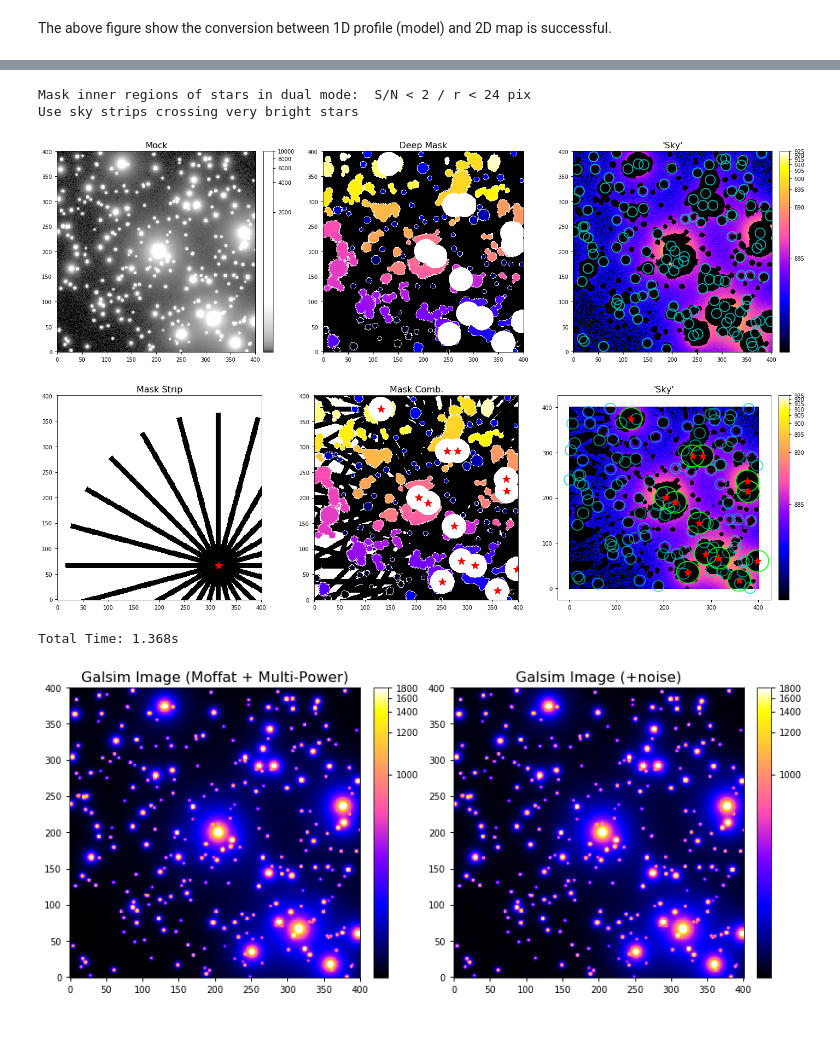
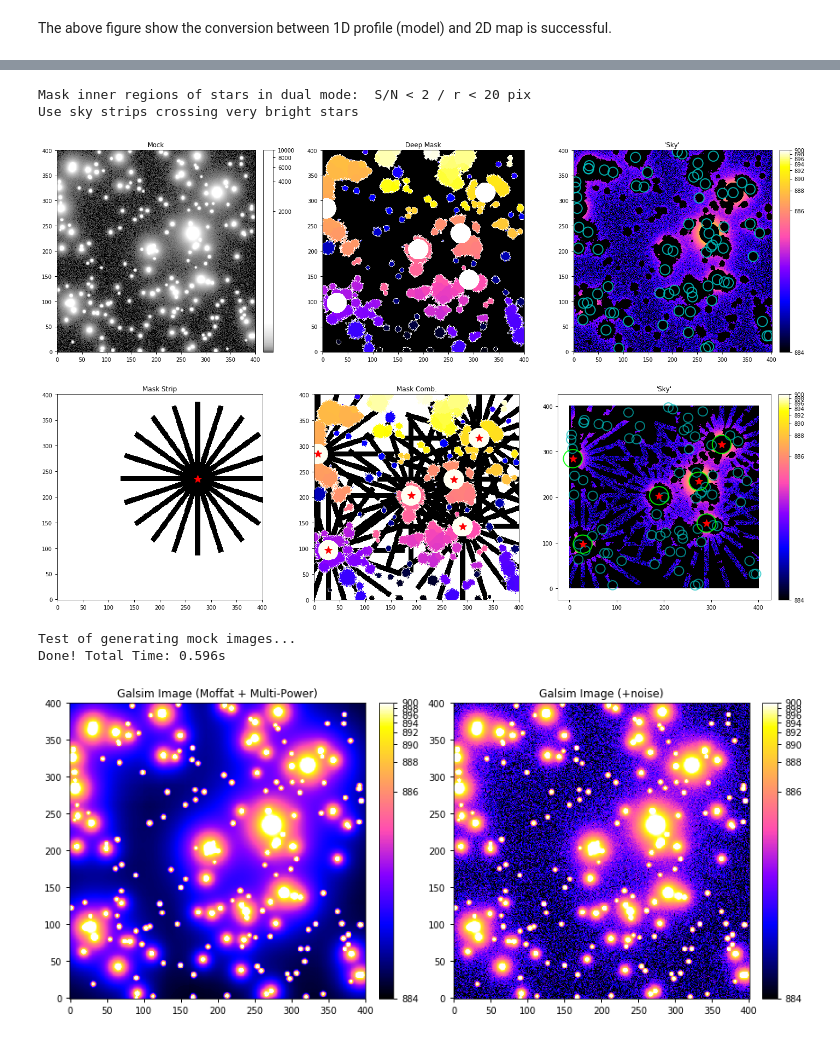
Before and after one commit to qliu4676/elderflower, a Jupyter notebook: demos/Run_Nested_Fitting_Galsim_demo_multi-pow_v2.ipynb, the cells around one changed output, grey strips where cells are left out. Saved outputs shown, nothing was run; the diff lists cells and outputs as text; code cells hidden in the pictures.

```diff
--- a/demos/Run_Nested_Fitting_Galsim_demo_multi-pow_v2.ipynb
+++ b/demos/Run_Nested_Fitting_Galsim_demo_multi-pow_v2.ipynb
@@ -74,11 +56,11 @@ fwhm = 2.28 * pix_scale                         # moffat fwhm, in arcsec
 gamma = fwhm / 2. / np.sqrt(2**(1./beta_psf)-1)  # moffat core width, in arcsec
 gamma_pix = gamma / pix_scale                    # moffat core width, in pix
 
-n0 = 3.2                    # true power index
-n_s = [n0, 2.7, 2.3, 2.8, 3.3, 3.8]
+n0 = 3                    # true power index
+n_s = [n0, 3.3, 3.6]
 frac = 0.2                 # fraction of power law component
 theta_0 = 5.               # radius at which power law is flattened, in arcsec
-theta_s = np.append([theta_0], np.logspace(np.log10(50),np.log10(275),5))  # transition radius in arcsec
+theta_s = np.append([theta_0], np.logspace(np.log10(40),np.log10(200),2))  # transition radius in arcsec
 
 theta_0_pix = theta_0/pix_scale          # flattened radius, in pix
 theta_s_pix = theta_s/pix_scale
@@ -87,7 +69,7 @@ print("theta (pix): ", theta_s_pix)
 theta_0_psf_pix = theta_0/psf_pix_scale  # trans radius of psf, in pix
 a_psf = (theta_0_psf_pix)**n0            # normalization of psf
 
-noise_variance = 1e-2                      # sky variance
+noise_variance = 1e-2                         # sky variance
 mu = 884                                   # sky mean
 sigma = np.sqrt(noise_variance)            # sky stddev
 
@@ -192,6 +153,7 @@ def Generate_PSF_mpow_Galsim(contrast, n_s=n_s, theta_s=theta_s,
                              psf_scale=psf_pix_scale, psf_size=None,
                              min_psf_size=None, max_psf_size=None,
                              x_interpolant="linear", k_interpolant="linear"):
+    """ theta_s in arcsec """
     if psf_size is None:
         a_psf = (theta_s[0]/psf_scale)**n_s[0]
         opt_psf_size = 2 * int((contrast * a_psf) ** (1./n_s[0]))
@@ -253,14 +215,11 @@ if draw:
     plt.plot(r, np.log10((1-frac) * comp1), ls="--", lw=3, label="Moffat1D",zorder=1)
     plt.plot(r, np.log10(comp2 * frac), ls="--",lw=3,  label="m-Pow1D")
 
-    for theta in theta_s:
+    for theta in theta_s_pix:
         plt.axvline(theta, ls="--", color="k",alpha=0.3)
     plt.title("Model PSF",fontsize=14)
-    plt.axhline(np.log10(img_gs_2.max()/(Amps.max()/sigma*3)),color="k",ls="--")
+    plt.axhline(np.log10(comp1.max()/(Amps.max()/sigma*3)),color="k",ls="--")
 
     plt.legend(loc=1, fontsize=12)
     plt.ylim(-9, -0.5)
-    if save:
-        plt.savefig("%s/Model.png"%dir_name,dpi=150)
-        plt.close()
 # %% [output]
@@ -436,10 +328,10 @@ Total Time: 5.998s
 
 # Make mask map for fitting
 if mask_dual:
-    print("Mask inner regions of stars in dual mode:  S/N < 2 / r < 24 pix ")
-#         r_in_s = np.array([12 if F < F_verybright else 24 for F in Flux[bright]])
+    print("Mask inner regions of stars in dual mode:  S/N < 2 / r < 20 pix ")
+#         r_in_s = np.array([12 if F < F_verybright else 20 for F in Flux[bright]])
     mask_deep, seg_map, core_region = make_mask_map_dual(image, star_pos[verybright],
-                                                         r_in=24, nlevels=128, contrast=0.0001,
+                                                         r_in=20, nlevels=128, contrast=0.0001,
                                                          sn_thre=2, b_size=25, npix=4, n_dilation=1)
 else:
     print("Mask inner regions of stars (threshold: S/N = 2.5)")
@@ -456,7 +348,7 @@ if draw:
 
     image2 = image.copy()
     image2[mask_deep] = 0
-    im3 = ax3.imshow(image2, cmap='gnuplot2', norm=norm2, vmin=mu, vmax=925, origin='lower', aspect='auto')
+    im3 = ax3.imshow(image2, cmap='gnuplot2', norm=norm2, vmin=mu, vmax=900, origin='lower', aspect='auto')
     ax3.set_title("'Sky'")
     colorbar(im3)
 
@@ -464,14 +356,11 @@ if draw:
     aper.plot(color='c',lw=2,label="",alpha=0.9, axes=ax3)
 
     plt.tight_layout()
-    if save:
-        plt.savefig("%s/Mask.png"%dir_name,dpi=150)
-        plt.close()
 
 if mask_strip:
     print("Use sky strips crossing very bright stars")
     mask_strip_s = make_mask_strip(image_size, star_pos[verybright], Flux[verybright],
-                                   width=wid_strip, n_strip=n_strip, dist_strip=300)
+                                   width=wid_strip, n_strip=n_strip, dist_strip=150)
     mask_strip_all = ~np.logical_or.reduce(mask_strip_s)
     seg_comb = seg_map.copy()
     seg_comb[mask_strip_all&(seg_map==0)] = seg_map.max()+1
@@ -491,33 +380,30 @@ if mask_strip:
 
         image3 = image.copy()
         image3[mask_comb] = 0
-        im3 = ax3.imshow(image3, cmap='gnuplot2', norm=norm1, aspect='auto', vmin=mu, vmax=925, origin='lower')
+        im3 = ax3.imshow(image3, cmap='gnuplot2', norm=norm1, aspect='auto', vmin=mu, vmax=900, origin='lower')
         ax3.plot(star_pos[verybright][:,0], star_pos[verybright][:,1], "r*",ms=15)
         ax3.set_xlim(-25,image_size+25)
         ax3.set_ylim(-25,image_size+25)
         ax3.set_title("'Sky'")
         colorbar(im3)
 
-        aper = CircularAperture(star_pos[medbright], r=12)
+        aper = CircularAperture(star_pos[medbright], r=10)
         aper.plot(color='c',lw=2,label="",alpha=0.7, axes=ax3)
-        aper = CircularAperture(star_pos[verybright], r=24)
+        aper = CircularAperture(star_pos[verybright], r=20)
         aper.plot(color='lime',lw=2,label="",alpha=0.9, axes=ax3)
 
         plt.tight_layout()
-        if save:
-            plt.savefig("%s/Mask_strip.png"%dir_name,dpi=150)
-            plt.close()
 # %% [output]
-Mask inner regions of stars in dual mode:  S/N < 2 / r < 24 pix
+Mask inner regions of stars in dual mode:  S/N < 2 / r < 20 pix
 Use sky strips crossing very bright stars
-[figure, old version]
+[figure, new version]
-[figure, old version]
+[figure, new version]
 # %%
 def generate_image_galsim(frac, n_s, theta_s, mu,
                           image_size=image_size,
                           min_psf_size=32,
-                          max_psf_size=384,
-                          parallel=False):
+                          max_psf_size=256,
+                          parallel=False, verbose=False):
     psf_mpow, psf_size = Generate_PSF_mpow_Galsim(contrast=1e5, n_s=n_s, theta_s=theta_s,
                                                   psf_scale=pix_scale, psf_size=None,
                                                   min_psf_size=min_psf_size, max_psf_size=max_psf_size,
@@ -544,61 +430,64 @@ def generate_image_galsim(frac, n_s, theta_s, mu,
                                      full_image=full_image)
 
         results = parallel_compute(np.arange(num_medbright), p_get_stamp_bounds,
-                                   lengthy_computation=False, verbose=False)
+                                   lengthy_computation=False, verbose=verbose)
 
         for (stamp, bounds) in results:
             full_image[bounds] += stamp[bounds]
 
+#     if (n_s[0] < 2.5) | (image_size<500):
+#         draw_real = True
+#     else:
     draw_real = False
 
     if draw_real:
+        theta_s_pix = np.array(theta_s) / pix_scale
         # Draw very bright star (if highter cost in FFT) in real space
         image_gs = full_image.array
-        I_theta0_mpow = multi_power2d_Flux2Amp(n_s=n_s, theta_s=theta_s, Flux=1)
+        I_theta0_mpow = multi_power2d_Flux2Amp(n_s=n_s, theta_s=theta_s_pix, Flux=1)
         for (pos, flux) in zip(star_pos[verybright], Flux[verybright]):
             p2d_vb = multi_power2d(xx, yy, cen=(pos[0],pos[1]),
-                                   n_s=n_s, theta_s=theta_s,
+                                   n_s=n_s, theta_s=theta_s_pix,
                                    I_theta0=I_theta0_mpow*frac*flux)
             image_gs += p2d_vb
     else:
         # Draw very bright star in Fourier space
-        psf_mpow_vb , psf_size = Generate_PSF_mpow_Galsim(contrast=1e7, n_s=n_s, theta_s=theta_s,
+        psf_mpow_vb , psf_size = Generate_PSF_mpow_Galsim(contrast=5e6, n_s=n_s, theta_s=theta_s,
                                                          psf_scale=pix_scale, psf_size=None,
                                                          min_psf_size=2*min_psf_size, max_psf_size=2*max_psf_size,
-                                                         x_interpolant="cubic", k_interpolant="cubic")
+                                                         x_interpolant="linear", k_interpolant="linear")
         psf_star = (1-frac) * psf_mof + frac * psf_mpow_vb
 
         for k in range(num_verybright):
             draw_star(k, star_pos=star_pos[verybright], Flux=Flux[verybright],
                       psf_star=psf_star, psf_size=psf_size, full_image=full_image)
 
         image_gs = full_image.array
 
     image = image_gs.copy() + image_gs0 + mu # add the faint star base and background
 
     return image
 
 if draw:
     start = time.time()
+    print("Test of generating mock images...")
     image_tri = generate_image_galsim(frac=frac, n_s=n_s, theta_s=theta_s,
-                                      mu=mu, parallel=False)
+                                      mu=mu, parallel=False, verbose=True)
     end = time.time()
-    print("\nTotal Time: %.3fs"%(end-start))
+    print("Done! Total Time: %.3fs\n"%(end-start))
 
     fig, (ax1, ax2) = plt.subplots(1,2,figsize=(12,6))
-    im = ax1.imshow(image_tri, vmin=mu, vmax=mu+925, norm=norm1, origin="lower", cmap="gnuplot2")
+    im = ax1.imshow(image_tri, vmin=mu, vmax=900, norm=norm1, origin="lower", cmap="gnuplot2")
     colorbar(im)
-    im = ax2.imshow(image_tri + noise_image, vmin=mu, vmax=mu+925, norm=norm1, origin="lower", cmap="gnuplot2")
+    im = ax2.imshow(image_tri + noise_image, vmin=mu, vmax=900, norm=norm1, origin="lower", cmap="gnuplot2")
     ax1.set_title("Galsim Image (Moffat + Multi-Power)")
     ax2.set_title("Galsim Image (+noise)")
     colorbar(im)
     plt.tight_layout()
-    if save:
-        plt.savefig("%s/Mock.png"%dir_name,dpi=150)
-        plt.close()
 # %% [output]
-Total Time: 1.368s
+Test of generating mock images...
+Done! Total Time: 0.596s
-[figure, old version]
+[figure, new version]
 # %%
 fig, (ax2, ax3) = plt.subplots(1,2,figsize=(15,7))
 image_tri2 = image_tri + noise_image
```
Also changed, not shown: parts of 17 cells of this notebook, 1 other file.
